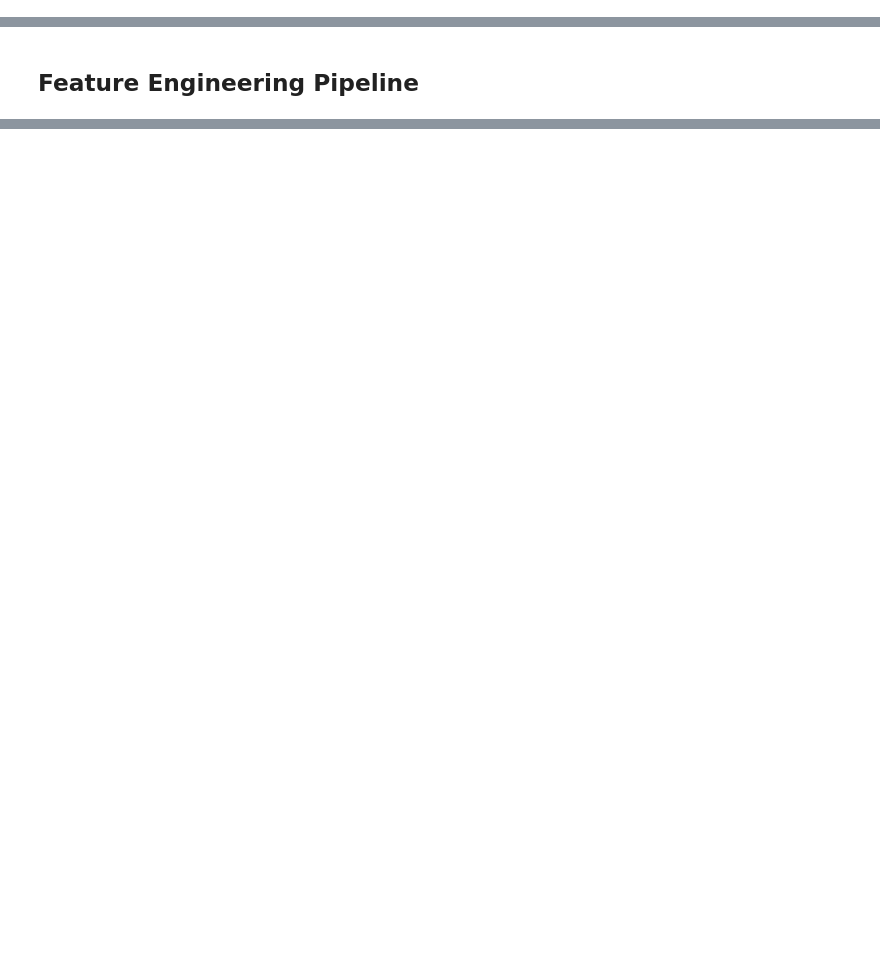
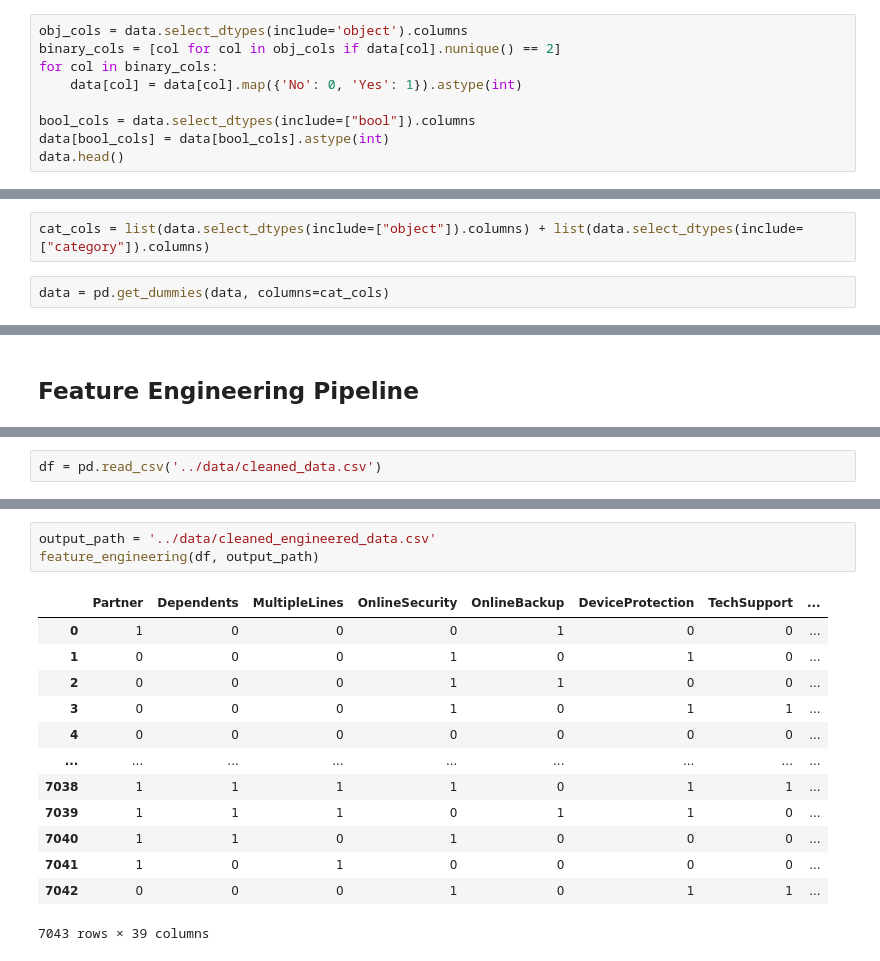
Before and after one commit to mewpunyapat/customer-churn-prediction, a Jupyter notebook: notebooks/feature_engineering.ipynb, the cells around one changed output, grey strips where cells are left out. Drawn from its saved outputs; the diff is of its cells as text; blank space fills up the shorter version.

Commit message:
fix feature_engineering pipeline & data is ready for modelling

```diff
--- a/notebooks/feature_engineering.ipynb
+++ b/notebooks/feature_engineering.ipynb
@@ -204,0 +169,9 @@ memory usage: 1.2+ MB
+# %%
+obj_cols = data.select_dtypes(include='object').columns
+binary_cols = [col for col in obj_cols if data[col].nunique() == 2]
+for col in binary_cols:
+    data[col] = data[col].map({'No': 0, 'Yes': 1}).astype(int)
+
+bool_cols = data.select_dtypes(include=["bool"]).columns
+data[bool_cols] = data[bool_cols].astype(int)
+data.head()
@@ -204,0 +186,4 @@ memory usage: 1.2+ MB
+# %%
+cat_cols = list(data.select_dtypes(include=["object"]).columns) + list(data.select_dtypes(include=["category"]).columns)
+# %%
+data = pd.get_dummies(data, columns=cat_cols)
@@ -286,0 +215,2 @@ joblib.dump(full_pipeline, 'feature_pipeline.joblib')
+# %%
+df = pd.read_csv('../data/cleaned_data.csv')
@@ -286,0 +288,17 @@ joblib.dump(full_pipeline, 'feature_pipeline.joblib')
+# %%
+output_path = '../data/cleaned_engineered_data.csv'
+feature_engineering(df, output_path)
+# %% [output]
+|  | Partner | Dependents | MultipleLines | OnlineSecurity | OnlineBackup | DeviceProtection | TechSupport | ... |
+| 0 | 1 | 0 | 0 | 0 | 1 | 0 | 0 | ... |
+| 1 | 0 | 0 | 0 | 1 | 0 | 1 | 0 | ... |
+| 2 | 0 | 0 | 0 | 1 | 1 | 0 | 0 | ... |
+| 3 | 0 | 0 | 0 | 1 | 0 | 1 | 1 | ... |
+| 4 | 0 | 0 | 0 | 0 | 0 | 0 | 0 | ... |
+| ... | ... | ... | ... | ... | ... | ... | ... | ... |
+| 7038 | 1 | 1 | 1 | 1 | 0 | 1 | 1 | ... |
+| 7039 | 1 | 1 | 1 | 0 | 1 | 1 | 0 | ... |
+| 7040 | 1 | 1 | 0 | 1 | 0 | 0 | 0 | ... |
+| 7041 | 1 | 0 | 1 | 0 | 0 | 0 | 0 | ... |
+| 7042 | 0 | 0 | 0 | 1 | 0 | 1 | 1 | ... |
+7043 rows × 39 columns
```
Also changed, not shown: parts of 8 cells of this notebook, 3 other files.
